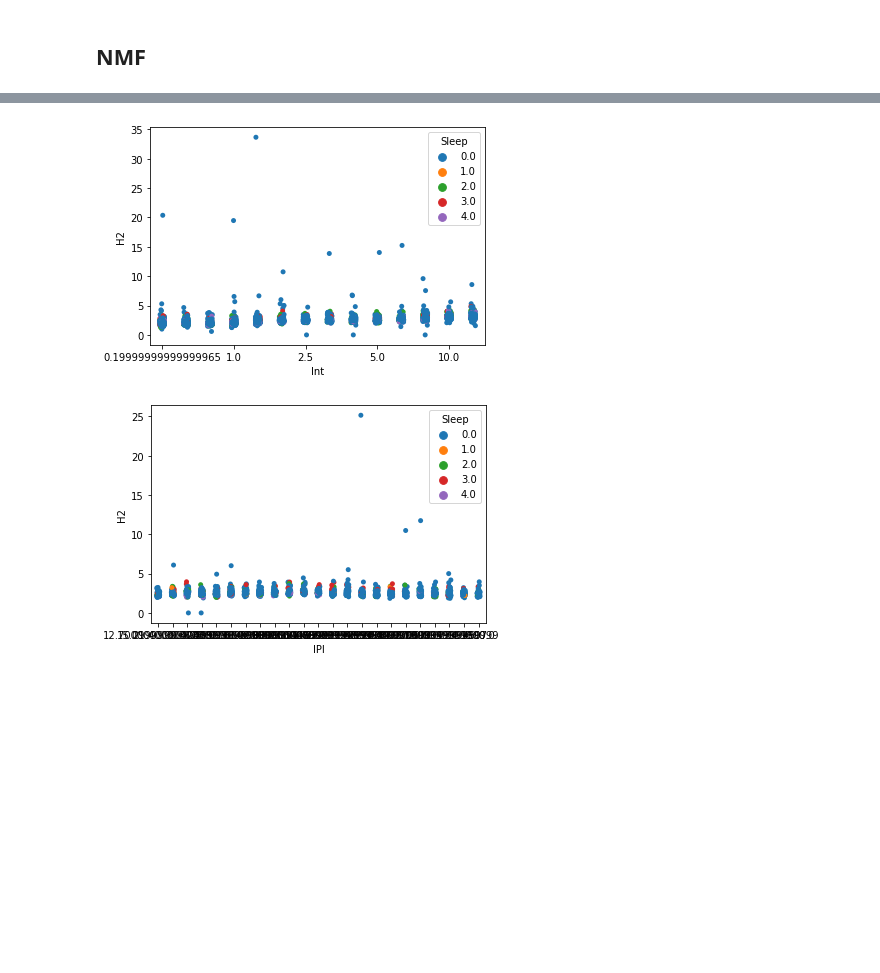
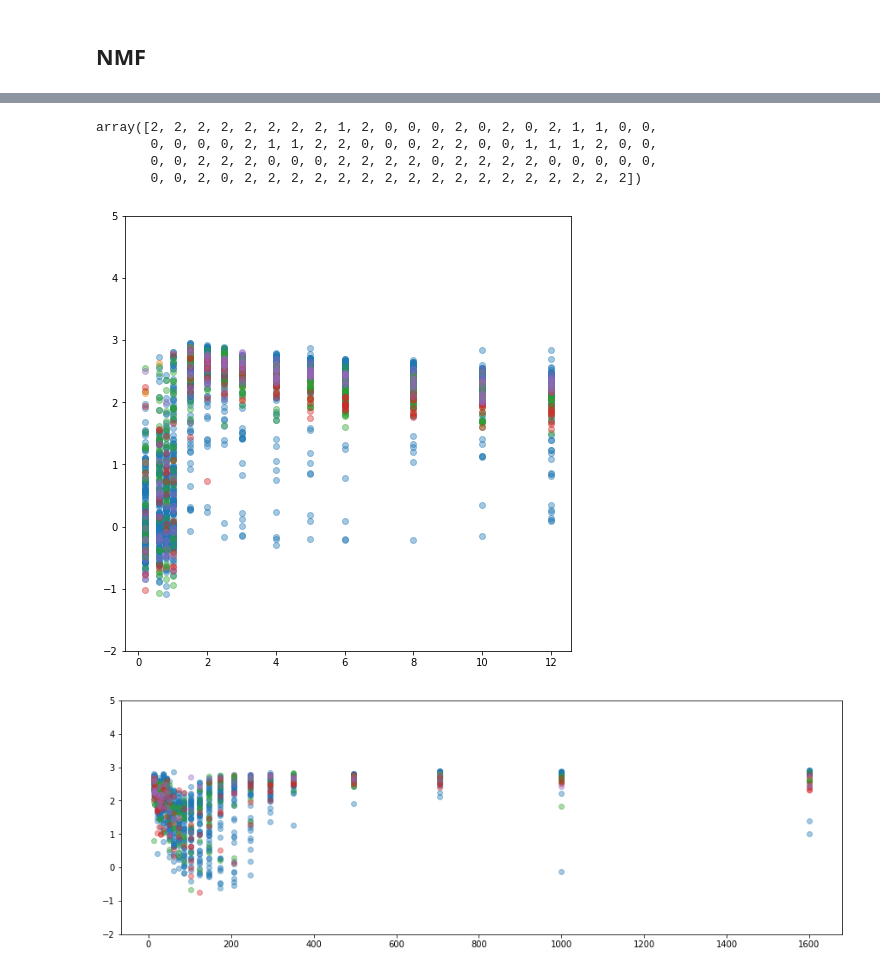
Before and after one commit to vellen23/CCEP_human, a Jupyter notebook: Python_Analysis/EvM/PP_IO_NMF.ipynb, the cells around one changed output, grey strips where cells are left out. Drawn from its saved outputs; the diff is of its cells as text; code cells hidden in the pictures; blank space fills up the shorter version.

```diff
--- a/Python_Analysis/EvM/PP_IO_NMF.ipynb
+++ b/Python_Analysis/EvM/PP_IO_NMF.ipynb
@@ -138,0 +468,9 @@ con_trial_exc.loc[(con_trial_exc.Sleep == 4), 'SleepState'] = 'REM'
+# %%
+start = 1
+for i in range(k):
+    pd_cluster = pd.DataFrame(np.array([stimulation_sites, intensities, H_level_1[i], i+np.zeros((len(intensities),))]).T, columns=['Stim', 'Int', 'H', 'C1'])
+    if start:
+        pd_cluster_all = pd_cluster
+        start = 0
+    else:
+        pd_cluster_all = pd.concat([pd_cluster_all,pd_cluster ])
@@ -157,4 +654,4 @@ nums_id = np.unique(con_trial_exc.Num).astype('int')
 # %%
-con_trial_exc_Stim = con_trial_exc[con_trial_exc.Stim==65]
+con_trial_exc_Stim = con_trial_exc[con_trial_exc.Stim==7]
 con_trial_exc_Stim= con_trial_exc_Stim.reset_index(drop=True)
 # %%
@@ -172,0 +691,5 @@ import NMF_funcs as NMFf
+# %%
+Vz = scipy.stats.zscore(V, axis=0)
+Vz[np.isnan(Vz)] = np.mean(np.nanmean(Vz,1))
+Vz[np.isnan(Vz)] = 1
+plt.pcolormesh(Vz,vmin = -2,  vmax = 2)
@@ -173,3 +699,16 @@ import NMF_funcs as NMFf
+# %%
+kmeans = KMeans(n_clusters=3).fit(Vz)
+kmeans.labels_
+
+#kmeans.predict(X)
+H = kmeans.cluster_centers_
+y = kmeans.predict(Vz)
+y
+# %% [output]
+array([2, 2, 2, 2, 2, 2, 2, 2, 1, 2, 0, 0, 0, 2, 0, 2, 0, 2, 1, 1, 0, 0,
+       0, 0, 0, 0, 2, 1, 1, 2, 2, 0, 0, 0, 2, 2, 0, 0, 1, 1, 1, 2, 0, 0,
+       0, 0, 2, 2, 2, 0, 0, 0, 2, 2, 2, 2, 0, 2, 2, 2, 2, 0, 0, 0, 0, 0,
+       0, 0, 2, 0, 2, 2, 2, 2, 2, 2, 2, 2, 2, 2, 2, 2, 2, 2, 2, 2, 2])
 # %%
 col0 = ['Stim', 'Int', 'Intp','IPI','Block', 'Hour', 'Date', 'Sleep']  #  'Hour',
 col = ['Stim', 'Int', 'Intp','IPI','Block', 'Hour', 'Date', 'Sleep']  #  'Hour',
@@ -192,12 +730,19 @@ ipi_all = np.unique(con_nmf.IPI)
 # %%
 h  ='H2'
-sns.stripplot(x='Int', y= h, hue='Sleep', data=con_nmf[(con_nmf.IPI==0)])
-#plt.ylim([0,10])
-plt.xticks(np.arange(0, len(int_all),3))
+plt.figure(figsize=(8,8))
+for s in np.unique(con_nmf.Sleep):
+    data_plot = con_nmf[(con_nmf.Sleep==s)&(con_nmf.IPI==0)]
+    plt.scatter(data_plot.Int, data_plot[h], alpha= 0.4)
+plt.ylim([-2,5])
 plt.show()
-
-sns.stripplot(x='IPI', y= h, hue='Sleep', data=con_nmf[(con_nmf.Intp==2)])
+plt.figure(figsize=(15,5))
+for s in np.unique(con_nmf.Sleep):
+    data_plot = con_nmf[(con_nmf.Sleep==s)&(con_nmf.Intp==2)]
+    plt.scatter(data_plot.IPI, data_plot[h], alpha= 0.4)
+#sns.stripplot(x='IPI', y= h, hue='Sleep', data=con_nmf[(con_nmf.Intp==2)])
+plt.ylim([-2,5])
+#plt.xscale('log')
 plt.show()
 # %% [output]
-[figure, old version]
+[figure, new version]
-[figure, old version]
+[figure, new version]
```
Also changed, not shown: parts of 45 cells of this notebook, 28 other files.
